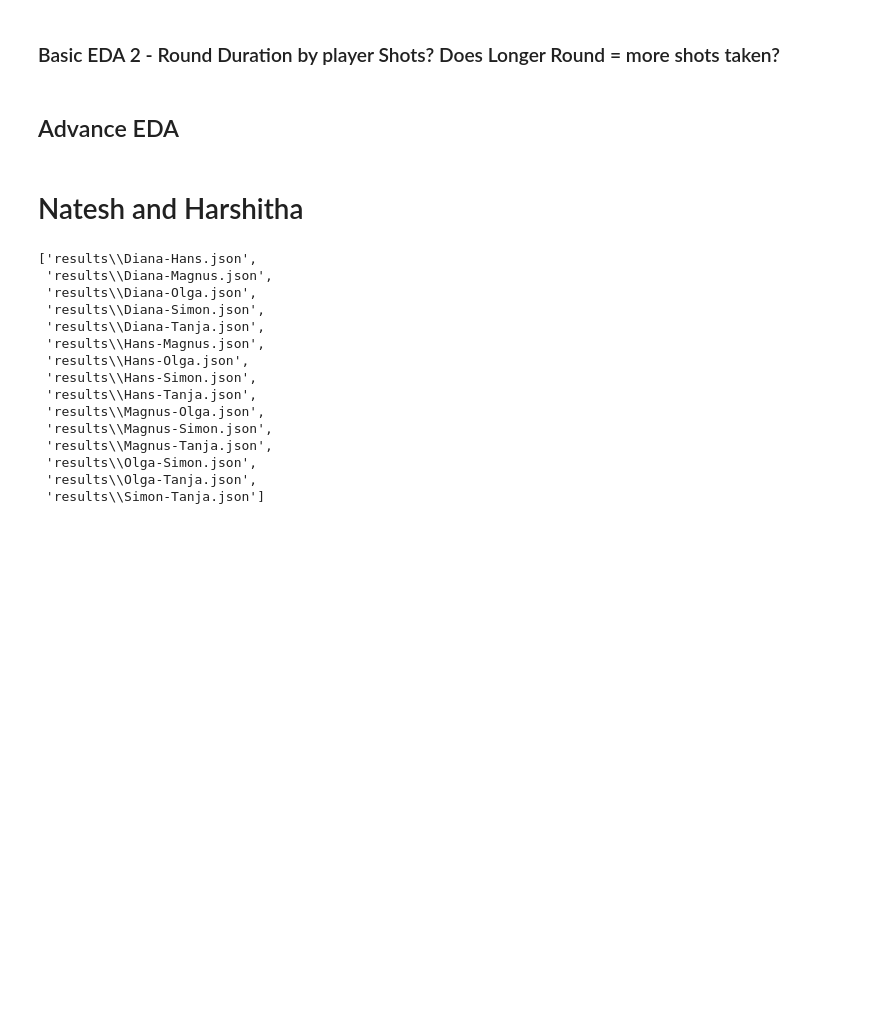
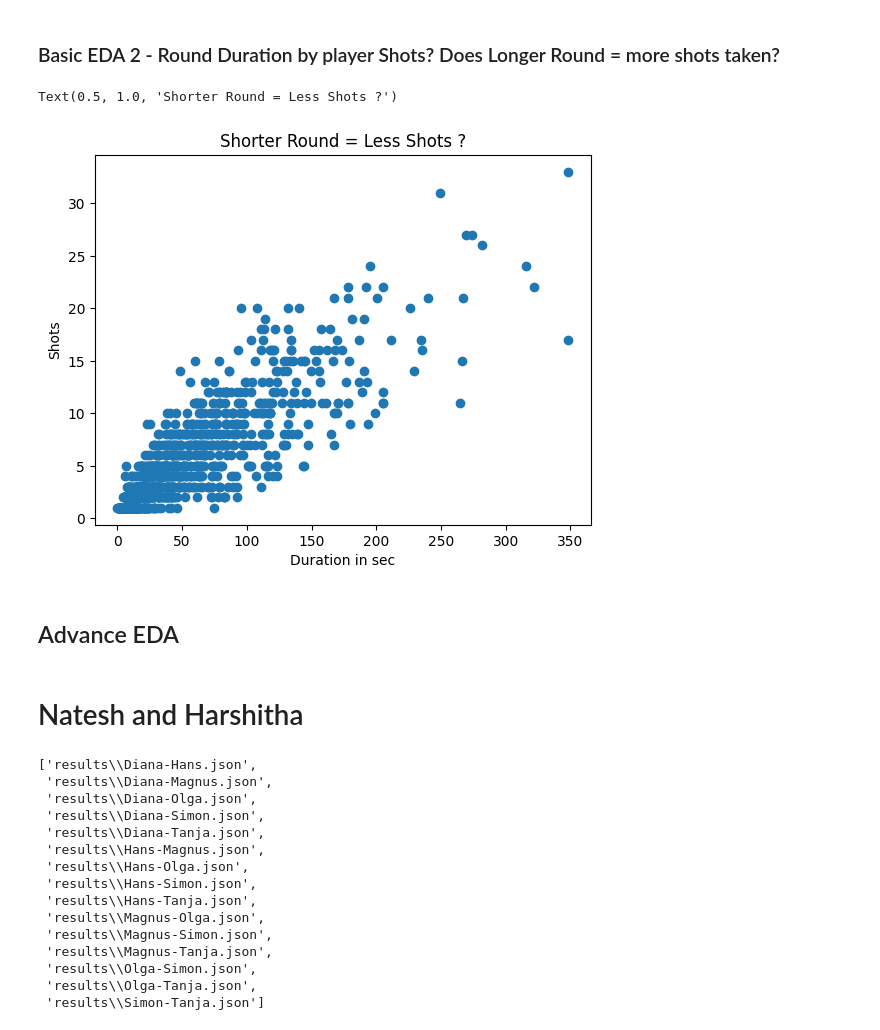
Before and after one commit to Rutvik-rn/Kicker-Strategy, a Jupyter notebook: notebook.ipynb, the cells around one changed output. Saved outputs shown, nothing was run; the diff lists cells and outputs as text; code cells hidden in the pictures; blank space fills up the shorter version.

```diff
--- a/notebook.ipynb
+++ b/notebook.ipynb
@@ -147,11 +220,14 @@ plt.title('Shot Conversion Rate for each player')
 # %% [markdown]
 ### Basic EDA 2 - Round Duration by player Shots? Does Longer Round = more shots taken?
 # %%
-round_data['total_shots'] = (round_data['shots_player1'] + round_data['shots_player2'])
+round_data['total_shots'] = (round_data['shots_p1'] + round_data['shots_p2'])
 plt.scatter(round_data['duration'], round_data['total_shots'])
 plt.xlabel('Duration in sec')
 plt.ylabel("Shots")
 plt.title('Shorter Round = Less Shots ?')
+# %% [output]
+Text(0.5, 1.0, 'Shorter Round = Less Shots ?')
+[figure, added]
 # %% [markdown]
 ## Advance EDA
 # %% [markdown]
```
Also changed, not shown: parts of 18 cells of this notebook.
